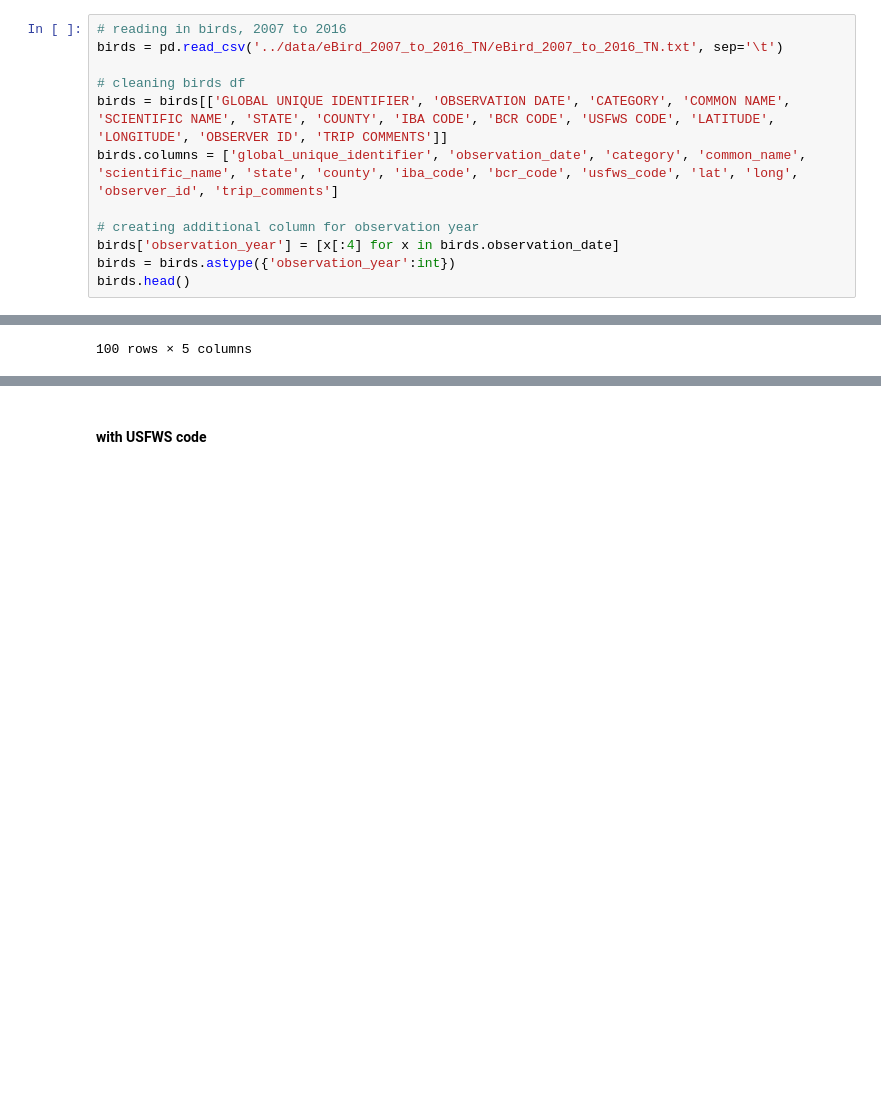
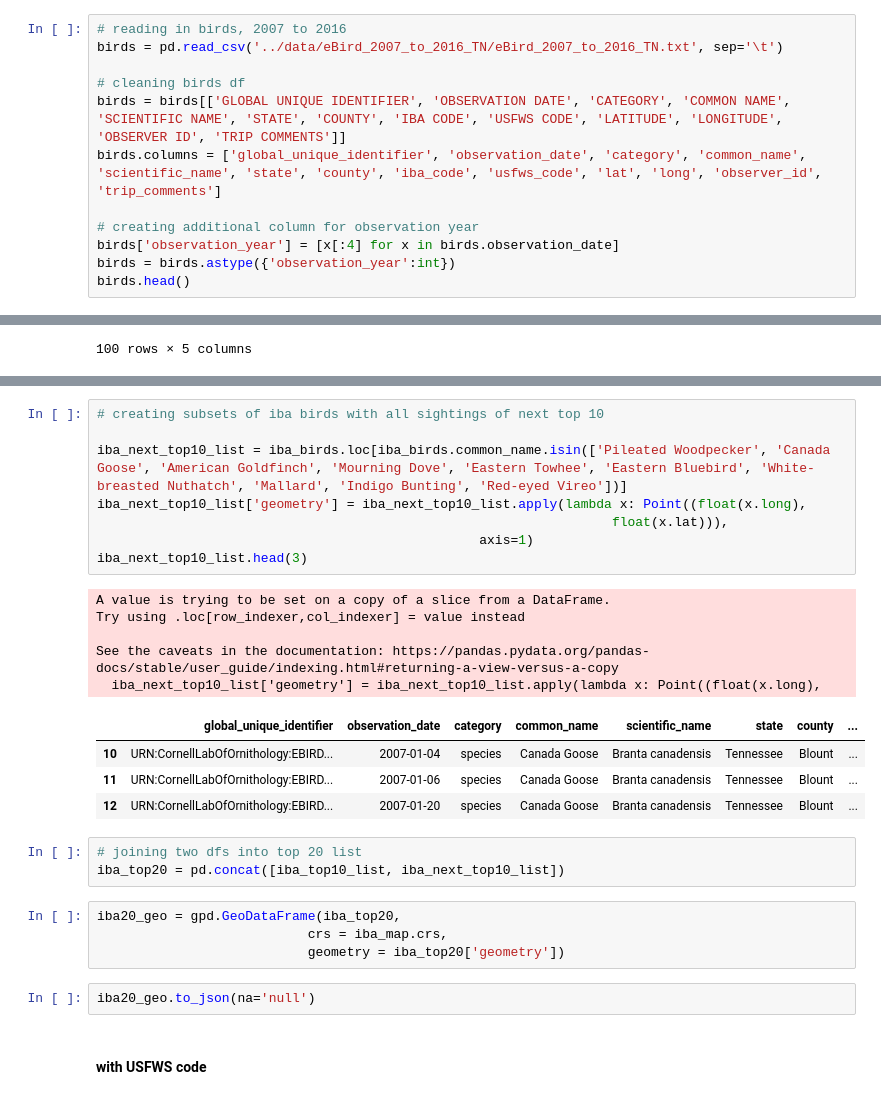
Before and after one commit to danileahacker/NSS-Capstone-Dani-Hacker, a Jupyter notebook: scripts/danih_capstone_eda.ipynb, the cells around one changed output, grey strips where cells are left out. Saved outputs shown, nothing was run; the diff lists cells and outputs as text; blank space fills up the shorter version.

```diff
--- a/scripts/danih_capstone_eda.ipynb
+++ b/scripts/danih_capstone_eda.ipynb
@@ -68,8 +72,8 @@ iba_names.head(3)
 birds = pd.read_csv('../data/eBird_2007_to_2016_TN/eBird_2007_to_2016_TN.txt', sep='\t')
 
 # cleaning birds df
-birds = birds[['GLOBAL UNIQUE IDENTIFIER', 'OBSERVATION DATE', 'CATEGORY', 'COMMON NAME', 'SCIENTIFIC NAME', 'STATE', 'COUNTY', 'IBA CODE', 'BCR CODE', 'USFWS CODE', 'LATITUDE', 'LONGITUDE', 'OBSERVER ID', 'TRIP COMMENTS']]
-birds.columns = ['global_unique_identifier', 'observation_date', 'category', 'common_name', 'scientific_name', 'state', 'county', 'iba_code', 'bcr_code', 'usfws_code', 'lat', 'long', 'observer_id', 'trip_comments']
+birds = birds[['GLOBAL UNIQUE IDENTIFIER', 'OBSERVATION DATE', 'CATEGORY', 'COMMON NAME', 'SCIENTIFIC NAME', 'STATE', 'COUNTY', 'IBA CODE', 'USFWS CODE', 'LATITUDE', 'LONGITUDE', 'OBSERVER ID', 'TRIP COMMENTS']]
+birds.columns = ['global_unique_identifier', 'observation_date', 'category', 'common_name', 'scientific_name', 'state', 'county', 'iba_code', 'usfws_code', 'lat', 'long', 'observer_id', 'trip_comments']
 
 # creating additional column for observation year
 birds['observation_year'] = [x[:4] for x in birds.observation_date]
@@ -372,3 +389,30 @@ iba_next_top10
+# %%
+# creating subsets of iba birds with all sightings of next top 10
+
+iba_next_top10_list = iba_birds.loc[iba_birds.common_name.isin(['Pileated Woodpecker', 'Canada Goose', 'American Goldfinch', 'Mourning Dove', 'Eastern Towhee', 'Eastern Bluebird', 'White-breasted Nuthatch', 'Mallard', 'Indigo Bunting', 'Red-eyed Vireo'])]
+iba_next_top10_list['geometry'] = iba_next_top10_list.apply(lambda x: Point((float(x.long),
+                                                                  float(x.lat))),
+                                                 axis=1)
+iba_next_top10_list.head(3)
+# %% [output]
+A value is trying to be set on a copy of a slice from a DataFrame.
+Try using .loc[row_indexer,col_indexer] = value instead
+
+See the caveats in the documentation: https://pandas.pydata.org/pandas-docs/stable/user_guide/indexing.html#returning-a-view-versus-a-copy
+  iba_next_top10_list['geometry'] = iba_next_top10_list.apply(lambda x: Point((float(x.long),
+|  | global_unique_identifier | observation_date | category | common_name | scientific_name | state | county | ... |
+| 10 | URN:CornellLabOfOrnithology:EBIRD... | 2007-01-04 | species | Canada Goose | Branta canadensis | Tennessee | Blount | ... |
+| 11 | URN:CornellLabOfOrnithology:EBIRD... | 2007-01-06 | species | Canada Goose | Branta canadensis | Tennessee | Blount | ... |
+| 12 | URN:CornellLabOfOrnithology:EBIRD... | 2007-01-20 | species | Canada Goose | Branta canadensis | Tennessee | Blount | ... |
+# %%
+# joining two dfs into top 20 list
+iba_top20 = pd.concat([iba_top10_list, iba_next_top10_list])
+# %%
+iba20_geo = gpd.GeoDataFrame(iba_top20,
+                           crs = iba_map.crs,
+                           geometry = iba_top20['geometry'])
+# %%
+iba20_geo.to_json(na='null')
 # %% [markdown]
 #### with USFWS code
 # %%
```
Also changed, not shown: parts of 7 cells of this notebook, 1 other file.
